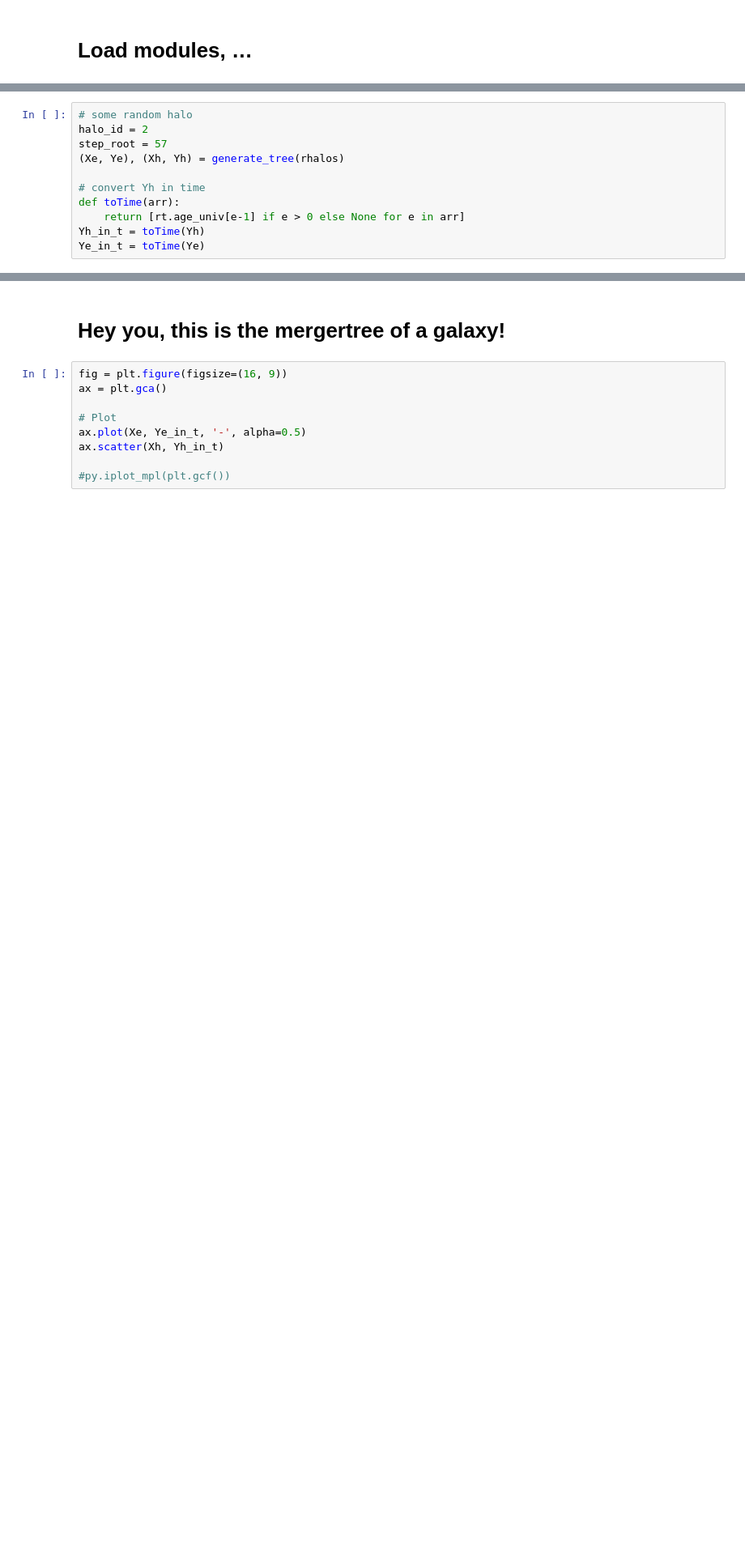
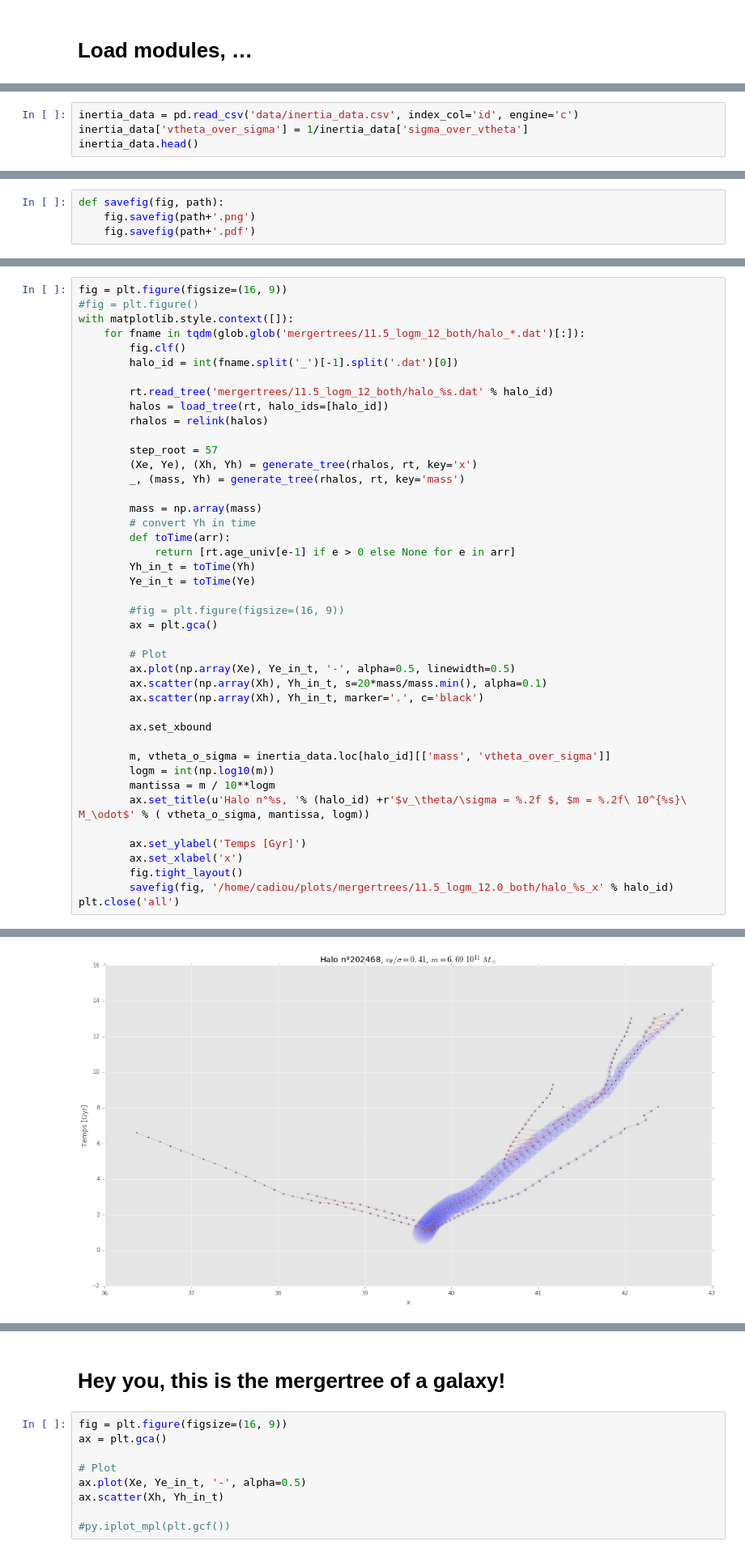
Before and after one commit to cphyc/cosmo_z17to0, a Jupyter notebook: Mergertree explorer.ipynb, the cells around one changed output, grey strips where cells are left out. Shown at 81% size. Drawn from its saved outputs; the diff is of its cells as text; blank space fills up the shorter version.

Commit message:
Add mergertree explorer ipynb file

```diff
--- a/Mergertree explorer.ipynb
+++ b/Mergertree explorer.ipynb
@@ -280,11 +202,0 @@ def cleanup_tree(root):
-# %%
-# some random halo
-halo_id = 2
-step_root = 57
-(Xe, Ye), (Xh, Yh) = generate_tree(rhalos)
-
-# convert Yh in time
-def toTime(arr):
-    return [rt.age_univ[e-1] if e > 0 else None for e in arr]
-Yh_in_t = toTime(Yh)
-Ye_in_t = toTime(Ye)
@@ -290,0 +205,4 @@ Ye_in_t = toTime(Ye)
+# %%
+inertia_data = pd.read_csv('data/inertia_data.csv', index_col='id', engine='c')
+inertia_data['vtheta_over_sigma'] = 1/inertia_data['sigma_over_vtheta']
+inertia_data.head()
@@ -290,0 +225,4 @@ Ye_in_t = toTime(Ye)
+# %%
+def savefig(fig, path):
+    fig.savefig(path+'.png')
+    fig.savefig(path+'.pdf')
@@ -290,0 +284,44 @@ Ye_in_t = toTime(Ye)
+# %%
+fig = plt.figure(figsize=(16, 9))
+#fig = plt.figure()
+with matplotlib.style.context([]):
+    for fname in tqdm(glob.glob('mergertrees/11.5_logm_12_both/halo_*.dat')[:]):
+        fig.clf()
+        halo_id = int(fname.split('_')[-1].split('.dat')[0])
+
+        rt.read_tree('mergertrees/11.5_logm_12_both/halo_%s.dat' % halo_id)
+        halos = load_tree(rt, halo_ids=[halo_id])
+        rhalos = relink(halos)
+
+        step_root = 57
+        (Xe, Ye), (Xh, Yh) = generate_tree(rhalos, rt, key='x')
+        _, (mass, Yh) = generate_tree(rhalos, rt, key='mass')
+
+        mass = np.array(mass)
+        # convert Yh in time
+        def toTime(arr):
+            return [rt.age_univ[e-1] if e > 0 else None for e in arr]
+        Yh_in_t = toTime(Yh)
+        Ye_in_t = toTime(Ye)
+
+        #fig = plt.figure(figsize=(16, 9))
+        ax = plt.gca()
+
+        # Plot
+        ax.plot(np.array(Xe), Ye_in_t, '-', alpha=0.5, linewidth=0.5)
+        ax.scatter(np.array(Xh), Yh_in_t, s=20*mass/mass.min(), alpha=0.1)
+        ax.scatter(np.array(Xh), Yh_in_t, marker='.', c='black')
+
+        ax.set_xbound
+
+        m, vtheta_o_sigma = inertia_data.loc[halo_id][['mass', 'vtheta_over_sigma']]
+        logm = int(np.log10(m))
+        mantissa = m / 10**logm
+        ax.set_title(u'Halo n°%s, '% (halo_id) +r'$v_\theta/\sigma = %.2f $, $m = %.2f\ 10^{%s}\ M_\odot$' % ( vtheta_o_sigma, mantissa, logm))
+
+        ax.set_ylabel('Temps [Gyr]')
+        ax.set_xlabel('x')
+        fig.tight_layout()
+        savefig(fig, '/home/cadiou/plots/mergertrees/11.5_logm_12.0_both/halo_%s_x' % halo_id)
+plt.close('all')
+# %% [output]
@@ -290,0 +329 @@ Ye_in_t = toTime(Ye)
+[figure, added]
```
Also changed, not shown: parts of 50 cells of this notebook.
